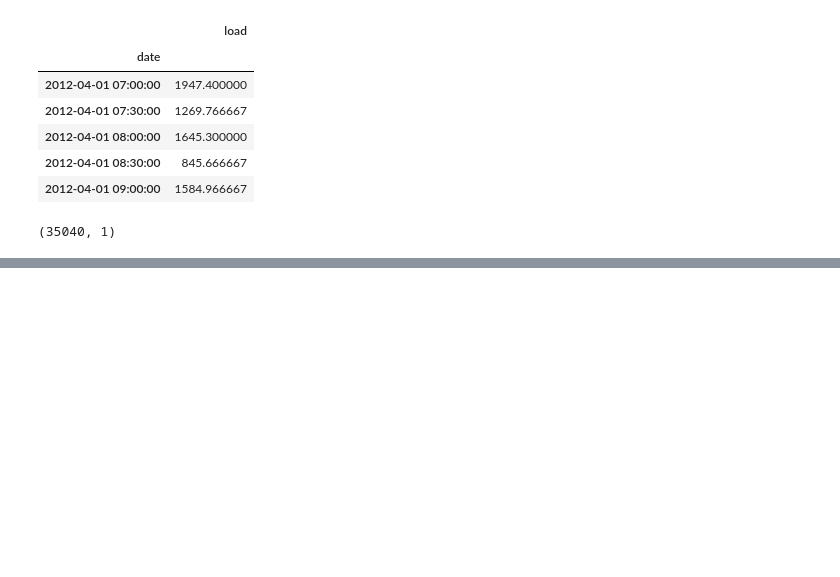
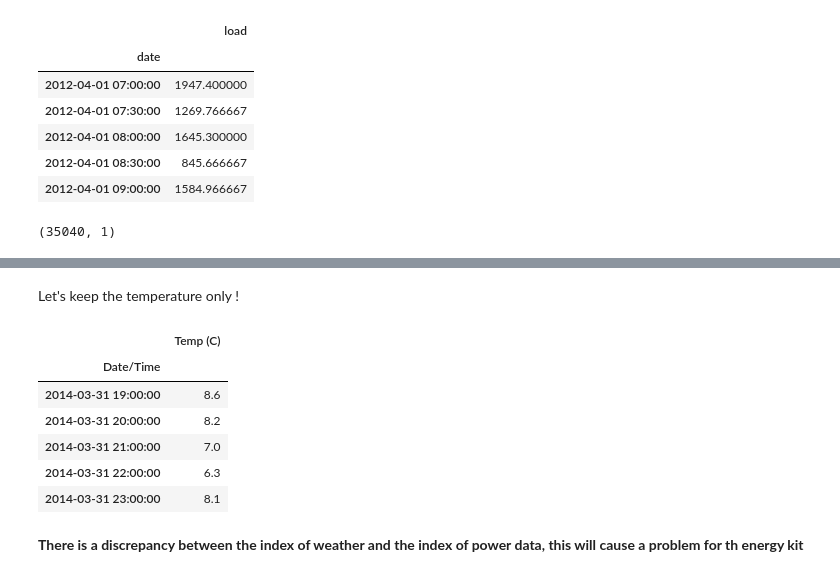
Before and after one commit to craft-ai/craft-ai-kit-energy, a Jupyter notebook: benchmark/preprocessing.ipynb, the cells around one changed output, grey strips where cells are left out. Saved outputs shown, nothing was run; the diff lists cells and outputs as text; code cells hidden in the pictures; blank space fills up the shorter version.

Commit message:
Benchmark tools tested One preprocessing file for everything, weather correctly resampled benchmark js file fixed, with process closed at the end and accurate lat/long for burnaby, canada

```diff
--- a/benchmark/preprocessing.ipynb
+++ b/benchmark/preprocessing.ipynb
@@ -175,0 +141,2 @@ elec_states.to_csv('data/ampds_power_30T_states.csv')
+# %% [markdown]
+Let's keep the temperature only !
@@ -175,0 +145,12 @@ elec_states.to_csv('data/ampds_power_30T_states.csv')
+# %%
+temp.tail()
+# %% [output]
+|  | Temp (C) |
+| Date/Time |  |
+| 2014-03-31 19:00:00 | 8.6 |
+| 2014-03-31 20:00:00 | 8.2 |
+| 2014-03-31 21:00:00 | 7.0 |
+| 2014-03-31 22:00:00 | 6.3 |
+| 2014-03-31 23:00:00 | 8.1 |
+# %% [markdown]
+**There is a discrepancy between the index of weather and the index of power data, this will cause a problem  for th energy kit**
```
Also changed, not shown: parts of 35 cells of this notebook, 8 other files.
